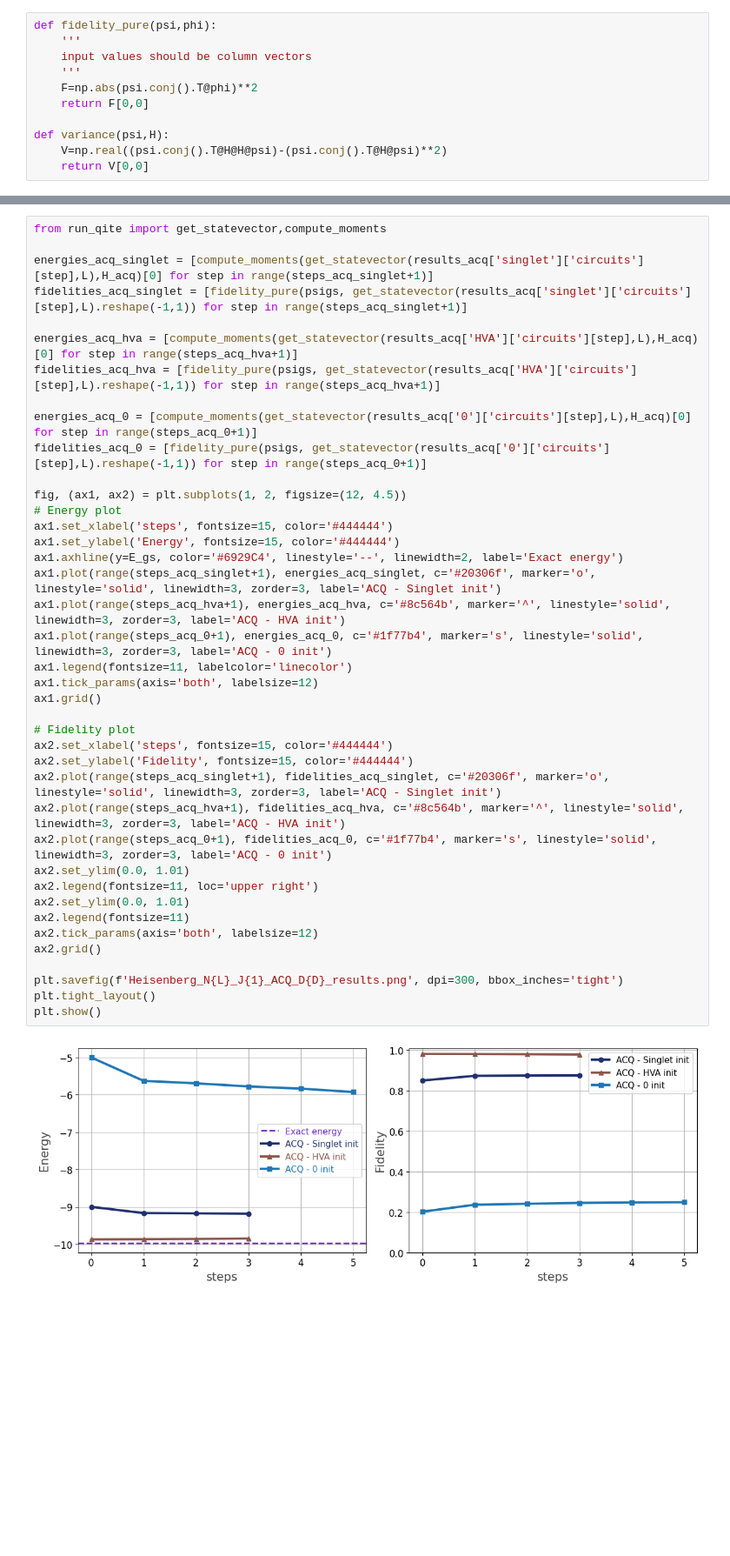
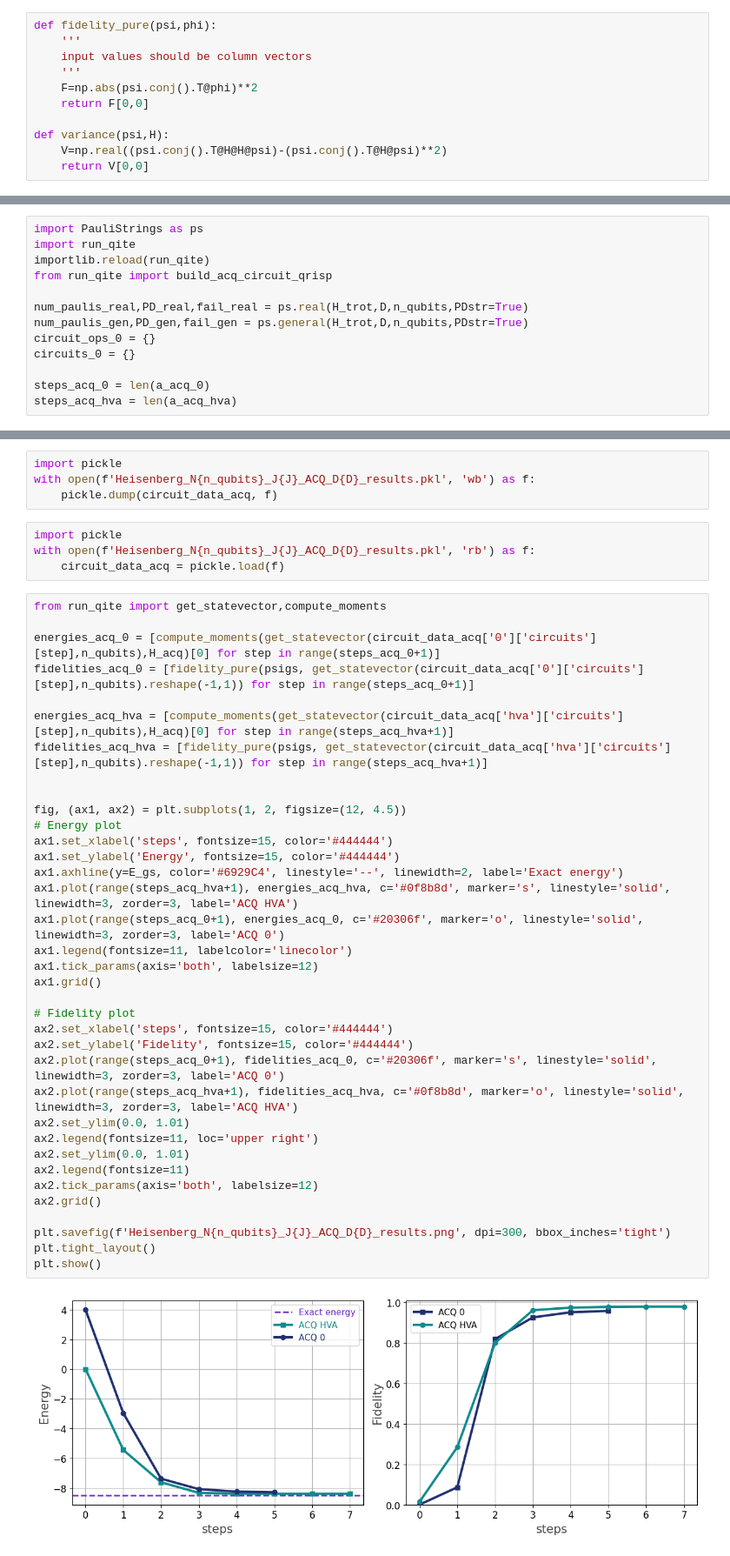
Before and after one commit to LucaYoy/ACQ, a Jupyter notebook: DBF/example_Heisenberg_DBF.ipynb, the cells around one changed output, grey strips where cells are left out. Shown at 87% size. Drawn from its saved outputs; the diff is of its cells as text; blank space fills up the shorter version.

```diff
--- a/DBF/example_Heisenberg_DBF.ipynb
+++ b/DBF/example_Heisenberg_DBF.ipynb
@@ -265,0 +235,13 @@ results_acq = {
+# %%
+import PauliStrings as ps
+import run_qite
+importlib.reload(run_qite)
+from run_qite import build_acq_circuit_qrisp
+
+num_paulis_real,PD_real,fail_real = ps.real(H_trot,D,n_qubits,PDstr=True)
+num_paulis_gen,PD_gen,fail_gen = ps.general(H_trot,D,n_qubits,PDstr=True)
+circuit_ops_0 = {}
+circuits_0 = {}
+
+steps_acq_0 = len(a_acq_0)
+steps_acq_hva = len(a_acq_hva)
@@ -266,42 +301,46 @@ results_acq = {
+# %%
+import pickle
+with open(f'Heisenberg_N{n_qubits}_J{J}_ACQ_D{D}_results.pkl', 'wb') as f:
+    pickle.dump(circuit_data_acq, f)
+# %%
+import pickle
+with open(f'Heisenberg_N{n_qubits}_J{J}_ACQ_D{D}_results.pkl', 'rb') as f:
+    circuit_data_acq = pickle.load(f)
 # %%
 from run_qite import get_statevector,compute_moments
 
-energies_acq_singlet = [compute_moments(get_statevector(results_acq['singlet']['circuits'][step],L),H_acq)[0] for step in range(steps_acq_singlet+1)]
-fidelities_acq_singlet = [fidelity_pure(psigs, get_statevector(results_acq['singlet']['circuits'][step],L).reshape(-1,1)) for step in range(steps_acq_singlet+1)]
+energies_acq_0 = [compute_moments(get_statevector(circuit_data_acq['0']['circuits'][step],n_qubits),H_acq)[0] for step in range(steps_acq_0+1)]
+fidelities_acq_0 = [fidelity_pure(psigs, get_statevector(circuit_data_acq['0']['circuits'][step],n_qubits).reshape(-1,1)) for step in range(steps_acq_0+1)]
 
-energies_acq_hva = [compute_moments(get_statevector(results_acq['HVA']['circuits'][step],L),H_acq)[0] for step in range(steps_acq_hva+1)]
-fidelities_acq_hva = [fidelity_pure(psigs, get_statevector(results_acq['HVA']['circuits'][step],L).reshape(-1,1)) for step in range(steps_acq_hva+1)]
+energies_acq_hva = [compute_moments(get_statevector(circuit_data_acq['hva']['circuits'][step],n_qubits),H_acq)[0] for step in range(steps_acq_hva+1)]
+fidelities_acq_hva = [fidelity_pure(psigs, get_statevector(circuit_data_acq['hva']['circuits'][step],n_qubits).reshape(-1,1)) for step in range(steps_acq_hva+1)]
 
-energies_acq_0 = [compute_moments(get_statevector(results_acq['0']['circuits'][step],L),H_acq)[0] for step in range(steps_acq_0+1)]
-fidelities_acq_0 = [fidelity_pure(psigs, get_statevector(results_acq['0']['circuits'][step],L).reshape(-1,1)) for step in range(steps_acq_0+1)]
 
 fig, (ax1, ax2) = plt.subplots(1, 2, figsize=(12, 4.5))
 # Energy plot
 ax1.set_xlabel('steps', fontsize=15, color='#444444')
 ax1.set_ylabel('Energy', fontsize=15, color='#444444')
 ax1.axhline(y=E_gs, color='#6929C4', linestyle='--', linewidth=2, label='Exact energy')
-ax1.plot(range(steps_acq_singlet+1), energies_acq_singlet, c='#20306f', marker='o', linestyle='solid', linewidth=3, zorder=3, label='ACQ - Singlet init')
-ax1.plot(range(steps_acq_hva+1), energies_acq_hva, c='#8c564b', marker='^', linestyle='solid', linewidth=3, zorder=3, label='ACQ - HVA init')
-ax1.plot(range(steps_acq_0+1), energies_acq_0, c='#1f77b4', marker='s', linestyle='solid', linewidth=3, zorder=3, label='ACQ - 0 init')
+ax1.plot(range(steps_acq_hva+1), energies_acq_hva, c='#0f8b8d', marker='s', linestyle='solid', linewidth=3, zorder=3, label='ACQ HVA')
+ax1.plot(range(steps_acq_0+1), energies_acq_0, c='#20306f', marker='o', linestyle='solid', linewidth=3, zorder=3, label='ACQ 0')
 ax1.legend(fontsize=11, labelcolor='linecolor')
 ax1.tick_params(axis='both', labelsize=12)
 ax1.grid()
 
 # Fidelity plot
 ax2.set_xlabel('steps', fontsize=15, color='#444444')
 ax2.set_ylabel('Fidelity', fontsize=15, color='#444444')
-ax2.plot(range(steps_acq_singlet+1), fidelities_acq_singlet, c='#20306f', marker='o', linestyle='solid', linewidth=3, zorder=3, label='ACQ - Singlet init')
-ax2.plot(range(steps_acq_hva+1), fidelities_acq_hva, c='#8c564b', marker='^', linestyle='solid', linewidth=3, zorder=3, label='ACQ - HVA init')
-ax2.plot(range(steps_acq_0+1), fidelities_acq_0, c='#1f77b4', marker='s', linestyle='solid', linewidth=3, zorder=3, label='ACQ - 0 init')
+ax2.plot(range(steps_acq_0+1), fidelities_acq_0, c='#20306f', marker='s', linestyle='solid', linewidth=3, zorder=3, label='ACQ 0')
+ax2.plot(range(steps_acq_hva+1), fidelities_acq_hva, c='#0f8b8d', marker='o', linestyle='solid', linewidth=3, zorder=3, label='ACQ HVA')
 ax2.set_ylim(0.0, 1.01)
 ax2.legend(fontsize=11, loc='upper right')
 ax2.set_ylim(0.0, 1.01)
 ax2.legend(fontsize=11)
 ax2.tick_params(axis='both', labelsize=12)
 ax2.grid()
 
-plt.savefig(f'Heisenberg_N{L}_J{1}_ACQ_D{D}_results.png', dpi=300, bbox_inches='tight')
+plt.savefig(f'Heisenberg_N{n_qubits}_J{J}_ACQ_D{D}_results.png', dpi=300, bbox_inches='tight')
 plt.tight_layout()
 plt.show()
 # %% [output]
-[figure, old version]
+[figure, new version]
```
Also changed, not shown: parts of 25 cells of this notebook, 28 other files.
